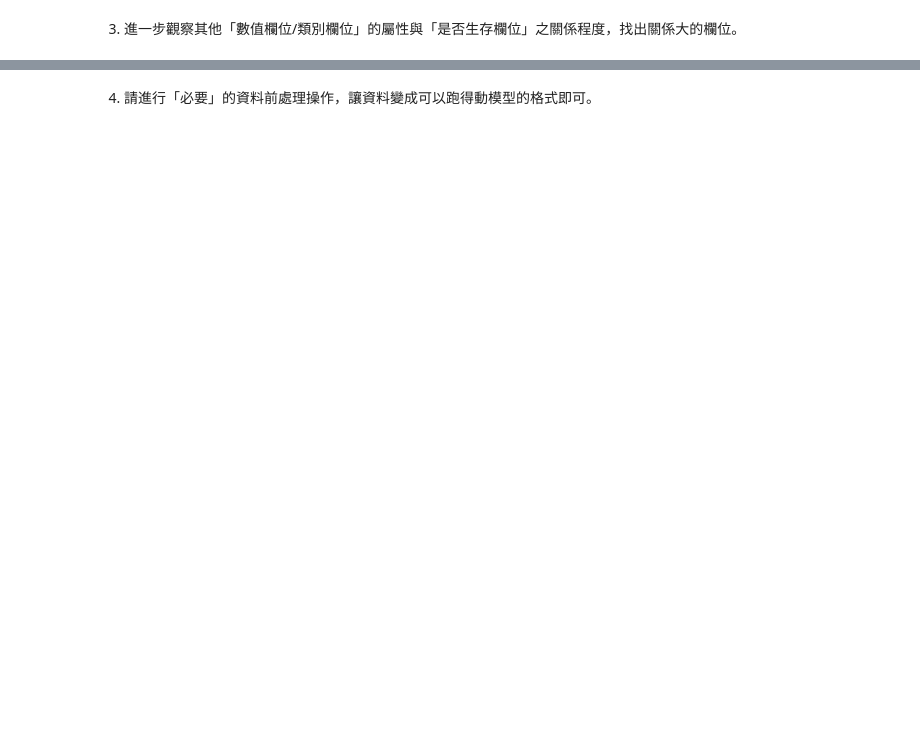
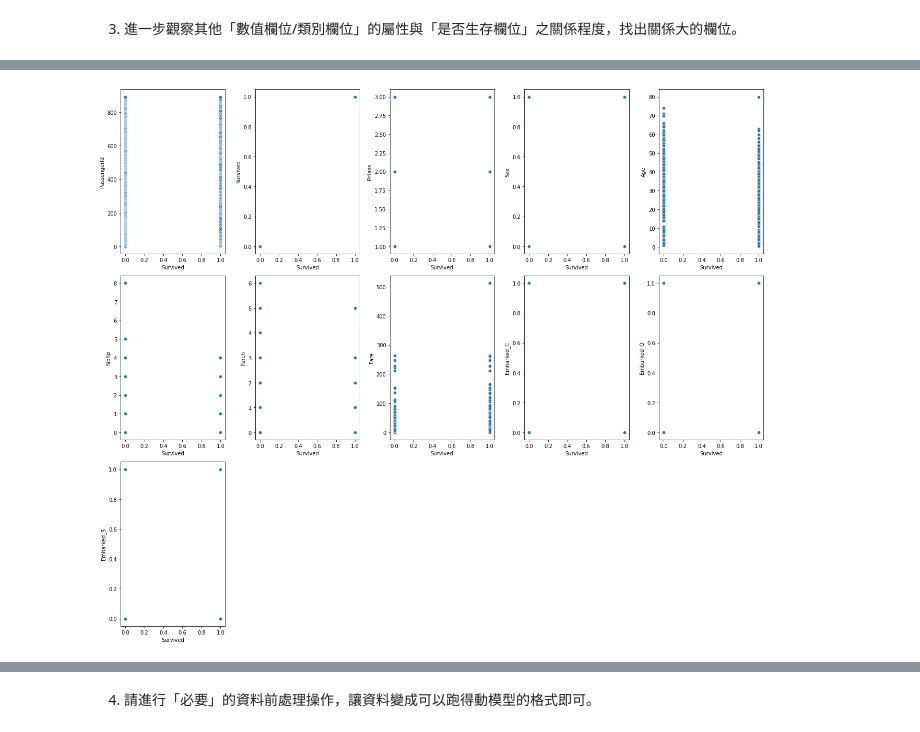
Before and after one commit to ba88052/titanic-analysis, a Jupyter notebook: 專題實作01_鐵達尼號存活分析.ipynb, the cells around one changed output, grey strips where cells are left out. Drawn from its saved outputs; the diff is of its cells as text; code cells hidden in the pictures; blank space fills up the shorter version.

```diff
--- a/專題實作01_鐵達尼號存活分析.ipynb
+++ b/專題實作01_鐵達尼號存活分析.ipynb
@@ -7,7 +7,7 @@
 # %%
 import pandas as pd
 
-train_url = "https://raw.githubusercontent.com/ba88052/titanic-analysis/main/Titanic_Data/train.csv"
-test_url = "https://raw.githubusercontent.com/ba88052/titanic-analysis/main/Titanic_Data/test.csv"
-train_df = pd.read_csv(train_url)
-test_df = pd.read_csv(test_url)
+url_train = "https://raw.githubusercontent.com/ba88052/titanic-analysis/main/Titanic_Data/train.csv"
+url_test = "https://raw.githubusercontent.com/ba88052/titanic-analysis/main/Titanic_Data/test.csv"
+df_train = pd.read_csv(url_train)
+df_test = pd.read_csv(url_test)
@@ -33,0 +88,30 @@ train_df
+# %%
+#初步清理資料
+#刪除姓名欄
+df_train = df_train.drop("Name",axis=1)
+
+#將性別轉成編碼
+sex_encoding = {
+    'male': 0,
+    'female': 1
+}
+df_train['Sex'] = df_train['Sex'].map(lambda d: sex_encoding[d])
+
+#將艙等獨熱編碼
+df_train = pd.get_dummies(df_train, columns = ["Embarked"])
+# %%
+import matplotlib.pyplot as plt
+import seaborn as sns
+
+plt.figure(figsize = (18, 15)) # 調整圖表大小
+
+# 特徵值與label的分佈圖
+for idx, cols in enumerate(df_train):
+    ax = plt.subplot(3, 5, idx+1)
+    sns.scatterplot(x = df_train['Survived'], y = df_train[cols])
+
+plt.tight_layout()
+plt.show()
+# 找出與label相關的特徵們
+# %% [output]
+[figure, added]
```
Also changed, not shown: parts of 9 cells of this notebook.
